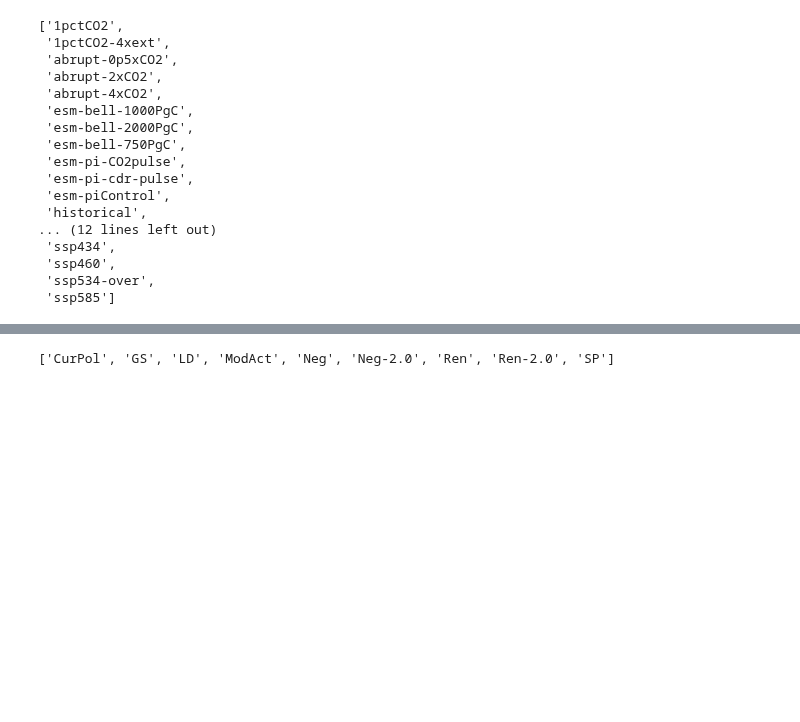
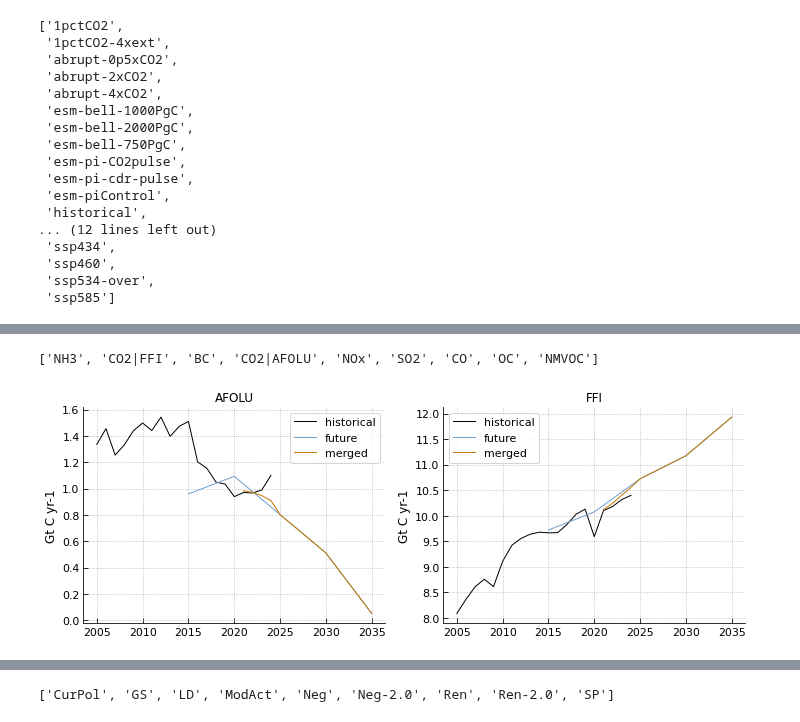
Before and after one commit to tsutsui1872/mce, a Jupyter notebook: notebook/mk_scenario_hist_future.ipynb, the cells around one changed output, grey strips where cells are left out. Saved outputs shown, nothing was run; the diff lists cells and outputs as text; code cells hidden in the pictures; blank space fills up the shorter version.

Commit message:
includes merge function

```diff
--- a/notebook/mk_scenario_hist_future.ipynb
+++ b/notebook/mk_scenario_hist_future.ipynb
@@ -49,0 +119,5 @@ list(ds_rcmip2.file)
+# %%
+data = {
+    k: v['Infilled Emissions']
+    for k, v in ds_ar6db_imp.file['source/data'].items()
+}
@@ -49,0 +166,17 @@ list(ds_rcmip2.file)
+# %%
+[
+    x for x in set(df.index.get_level_values(1)) if x not in forcing.ghgs
+]
+# %% [output]
+['NH3', 'CO2|FFI', 'BC', 'CO2|AFOLU', 'NOx', 'SO2', 'CO', 'OC', 'NMVOC']
+# %%
+def f_cat(x):
+    if x in ['BC', 'CO', 'NH3', 'NMVOC', 'NOx', 'OC', 'SO2']:
+        cat = 'slcf'
+    elif x.startswith('CO2'):
+        cat = 'co2'
+    else:
+        cat = 'ghg'
+    return cat
+
+dfg = df.groupby([f_cat(x) for x in df.index.get_level_values(1)])
@@ -49,0 +209,29 @@ list(ds_rcmip2.file)
+# %%
+df = (
+    dfg.get_group('co2')
+    .rename(lambda x: x.replace('CO2|', ''), level=1)
+    .rename(lambda x: x.replace('Mt CO2/yr', 'Gt C yr-1'), level=2)
+    .mul(12e-3/44.)
+    .T
+)
+data = merge(data_hist['emis_co2'], df)
+# %%
+df0 = data_hist['emis_co2'].loc[2000:]
+# %%
+myplt.init_regular(2, col=2)
+scenario = 'CurPol'
+df_merged = data[scenario]
+slc = slice(2005, 2035)
+for ax, (k, dm) in zip(myplt(), df_merged.items()):
+    d0 = df0[k].loc[slc]
+    d1 = df[scenario][k].loc[slc]
+    dm = dm.loc[slc]
+    ax.plot(d0.index, d0, label='historical')
+    ax.plot(d1.index, d1, label='future')
+    ax.plot(dm.index, dm, label='merged')
+    ax.legend()
+    ax.set_title(k[0])
+    ax.set_ylabel(k[1])
+    ax.grid()
+# %% [output]
+[figure, added]
```
Also changed, not shown: parts of 18 cells of this notebook.
